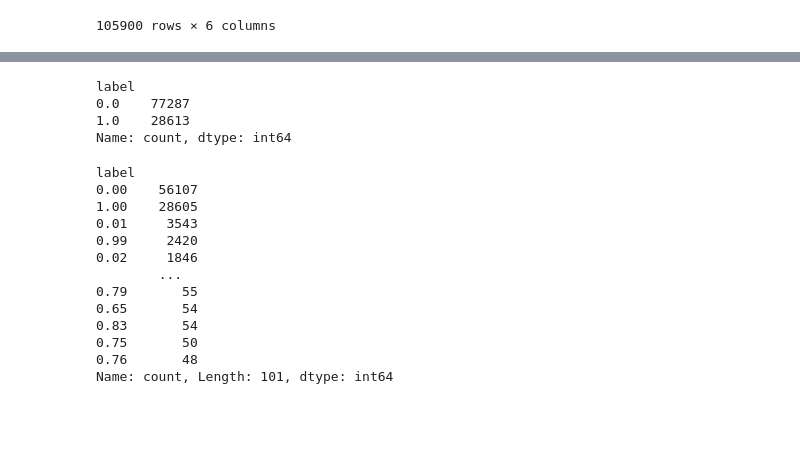
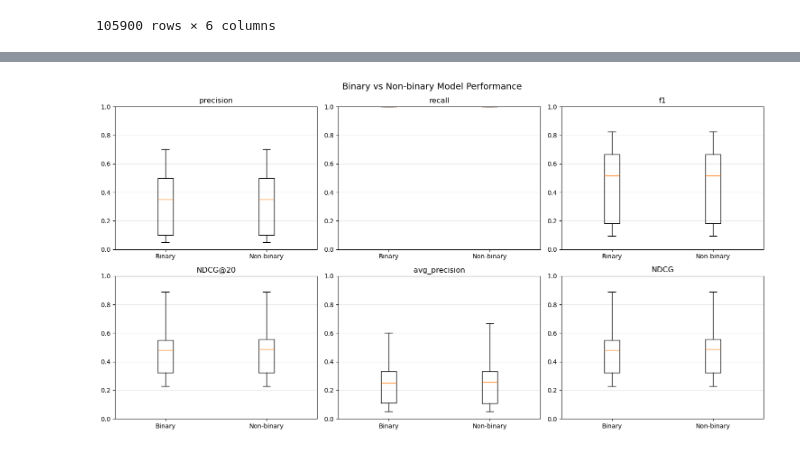
Before and after one commit to PaulusBoskabouter/TTIR, a Jupyter notebook: recommendations_and_eval.ipynb, the cells around one changed output, grey strips where cells are left out. Cells and saved outputs as stored; diff of their text form; code cells hidden in the pictures; blank space fills up the shorter version.

Commit message:
1st version of graph

```diff
--- a/recommendations_and_eval.ipynb
+++ b/recommendations_and_eval.ipynb
@@ -64,11 +65,3 @@ for user_features, song_embedding, label, interaction, user_id, song_id in sampl
 duplicates
 # %% [output]
 201777
-# %%
-tot = 0
-
-for _, sd in users.items():
-    tot += len(sd['song_data'])
-
-tot
-# 364118
@@ -431,23 +445,49 @@ nbin_df= pd.read_csv(save_path/ "nbin_df.csv", index_col=False)
 # %%
-bin_df['label'].value_counts()
+bin_rankings = []
+nbin_rankings = []
+for u in bin_df['uid'].unique():
+    temp = bin_df[bin_df['uid'] == u].sort_values('score', ascending=False)
+    if temp['interaction'].sum() > 0:
+        bin_rankings.append(temp['interaction'].to_list())
+
+for u in nbin_df['uid'].unique():
+    temp = nbin_df[nbin_df['uid'] == u].sort_values('score', ascending=False)
+    if temp['interaction'].sum() > 0:
+        nbin_rankings.append(temp['interaction'].to_list())
-# %% [output]
-label
-0.0    77287
-1.0    28613
-Name: count, dtype: int64
-# %%
-nbin_df['label'].value_counts()
-# %% [output]
-label
-0.00    56107
-1.00    28605
-0.01     3543
-0.99     2420
-0.02     1846
-        ...
-0.79       55
-0.65       54
-0.83       54
-0.75       50
-0.76       48
-Name: count, Length: 101, dtype: int64
+# %%
+bin_rankings = np.array(bin_rankings)
+nbin_rankings = np.array(nbin_rankings)
+bin_scores = []
+for val in bin_rankings:
+    bin_scores.append(mt.metrics(val, [20]))
+
+nbin_scores = []
+for val in nbin_rankings:
+    nbin_scores.append(mt.metrics(val, [20]))
+
+binary_scores = np.array(bin_scores)
+non_binary_scores = np.array(nbin_scores)
+# %%
+import matplotlib.pyplot as plt
+
+metrics = ["precision", "recall", "f1", "NDCG@20", "avg_precision", "NDCG"]
+
+fig, axes = plt.subplots(2, 3, figsize=(15, 8))
+axes = axes.flatten()
+
+for i, ax in enumerate(axes):
+    ax.boxplot(
+        [binary_scores[:, i], non_binary_scores[:, i]],
+        tick_labels=["Binary", "Non-binary"],
+        showfliers=False
+    )
+
+    ax.set_title(metrics[i])
+    ax.set_ylim(0, 1)
+    ax.grid(axis="y", alpha=0.3)
+
+fig.suptitle("Binary vs Non-binary Model Performance", fontsize=14)
+plt.tight_layout()
+plt.show()
+# %% [output]
+[figure, added]
```
Also changed, not shown: parts of 3 cells of this notebook, 1 other file.
